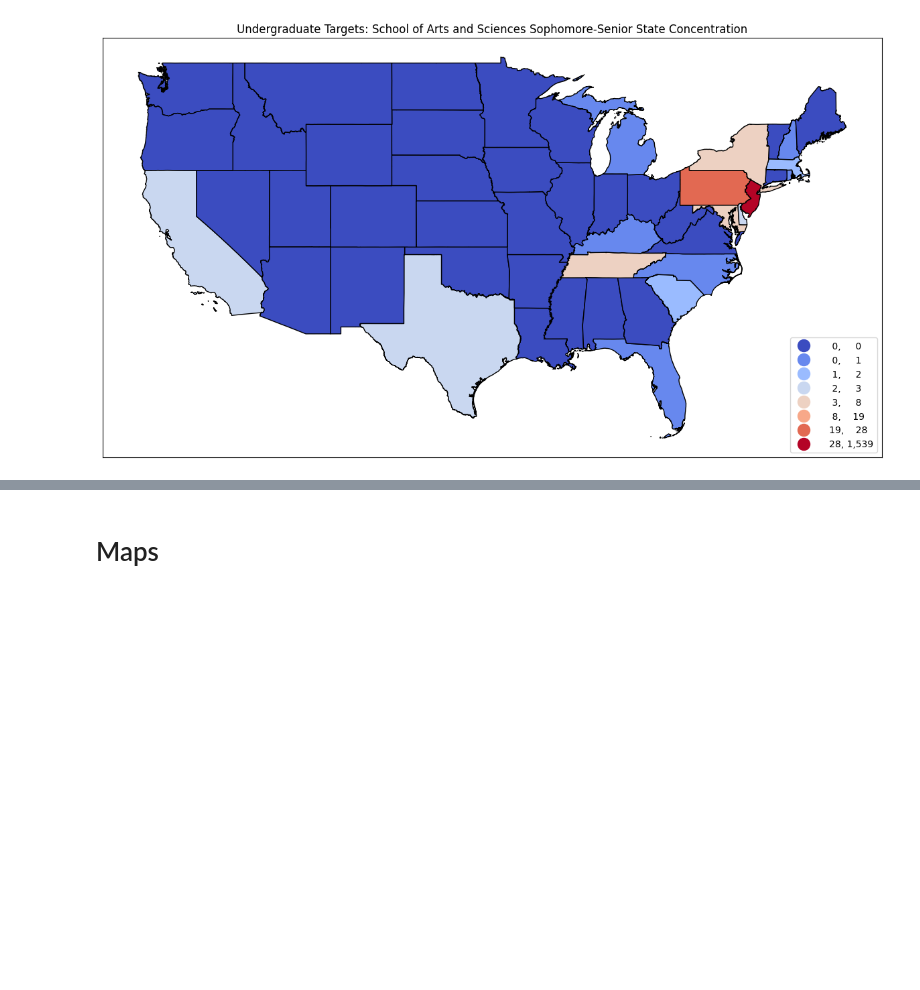
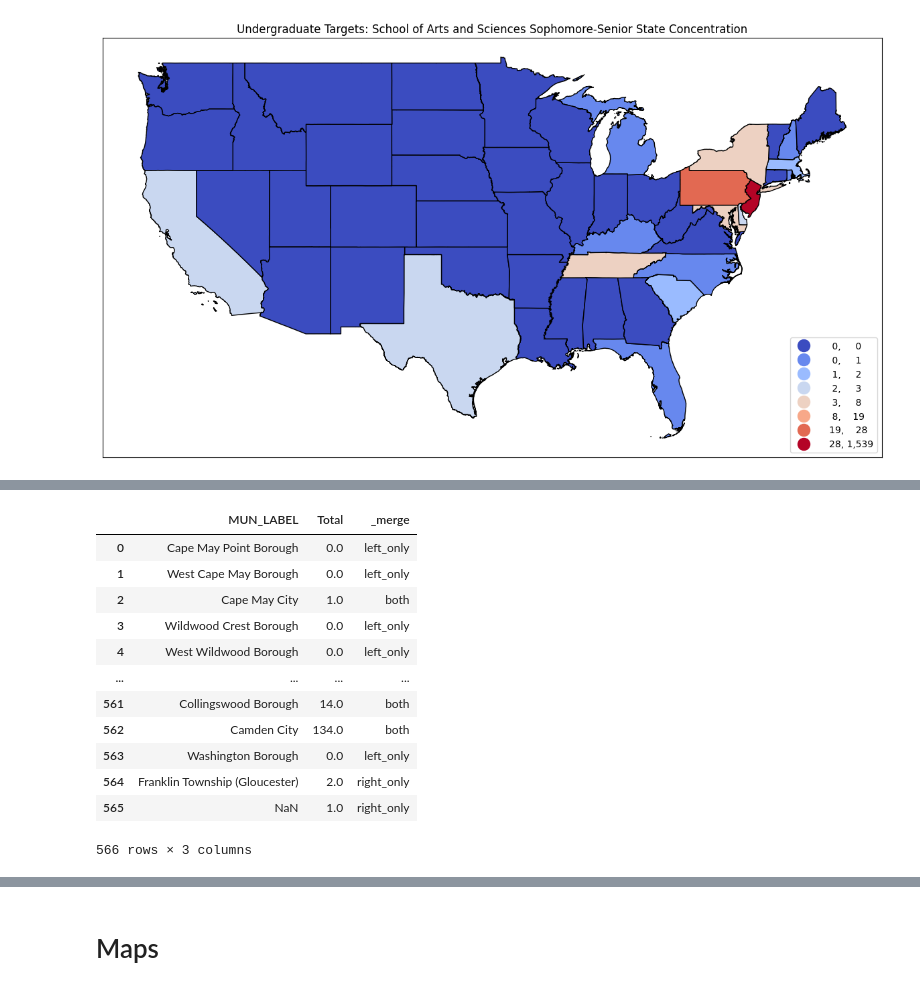
Before and after one commit to ewattudo/gis, a Jupyter notebook: PS1.ipynb, the cells around one changed output, grey strips where cells are left out. Saved outputs shown, nothing was run; the diff lists cells and outputs as text; code cells hidden in the pictures; blank space fills up the shorter version.

```diff
--- a/PS1.ipynb
+++ b/PS1.ipynb
@@ -220,0 +263,18 @@ ax.set_yticks([]) #kills xticks
+# %%
+#I want the NaNs to be 0, I like the way that looks better
+NJUGMAP2['Total'] = NJUGMAP2['Total'].fillna(0)
+NJUGMAP2[['MUN_LABEL','Total','_merge']]
+# %% [output]
+|  | MUN_LABEL | Total | _merge |
+| 0 | Cape May Point Borough | 0.0 | left_only |
+| 1 | West Cape May Borough | 0.0 | left_only |
+| 2 | Cape May City | 1.0 | both |
+| 3 | Wildwood Crest Borough | 0.0 | left_only |
+| 4 | West Wildwood Borough | 0.0 | left_only |
+| ... | ... | ... | ... |
+| 561 | Collingswood Borough | 14.0 | both |
+| 562 | Camden City | 134.0 | both |
+| 563 | Washington Borough | 0.0 | left_only |
+| 564 | Franklin Township (Gloucester) | 2.0 | right_only |
+| 565 | NaN | 1.0 | right_only |
+566 rows × 3 columns
```
Also changed, not shown: parts of 5 cells of this notebook.
